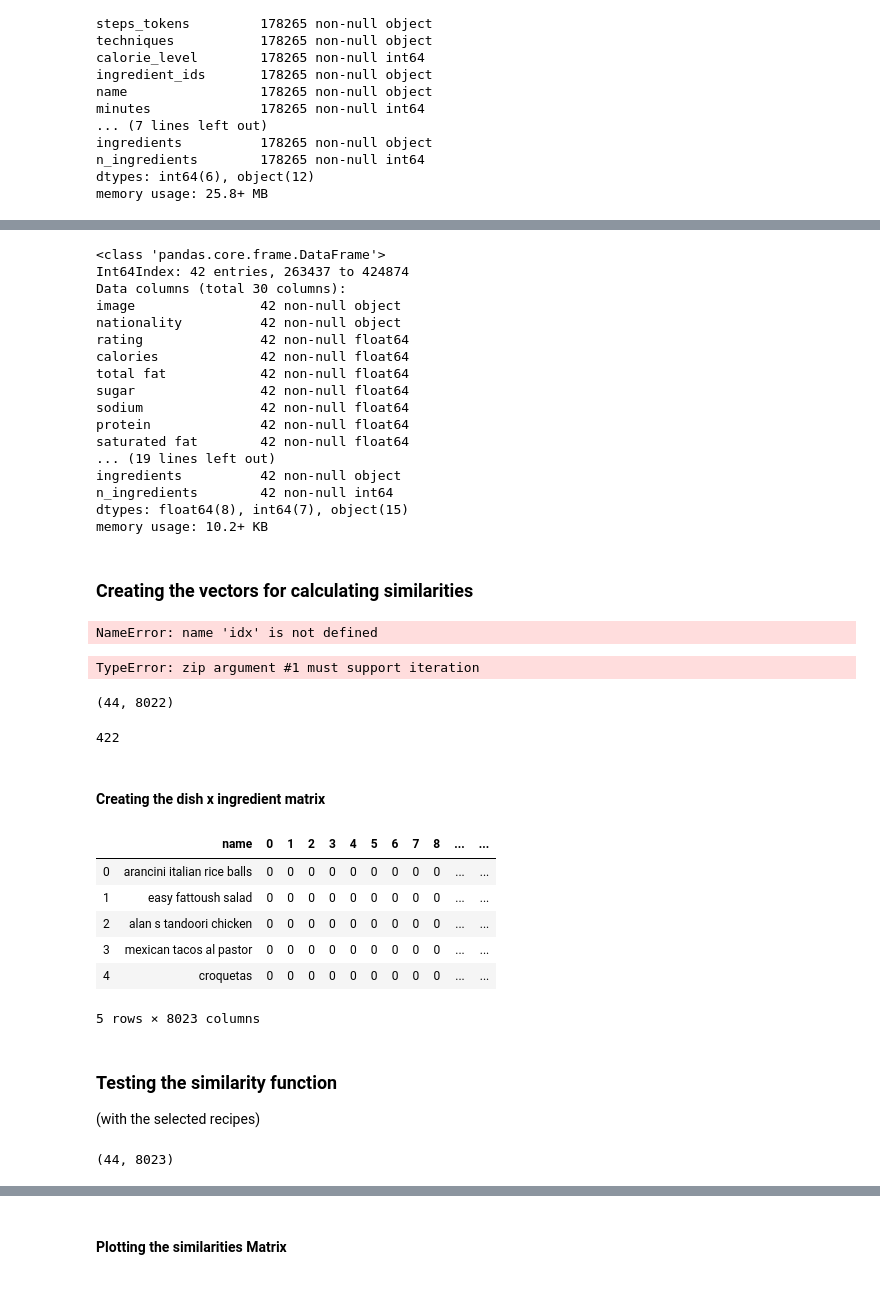
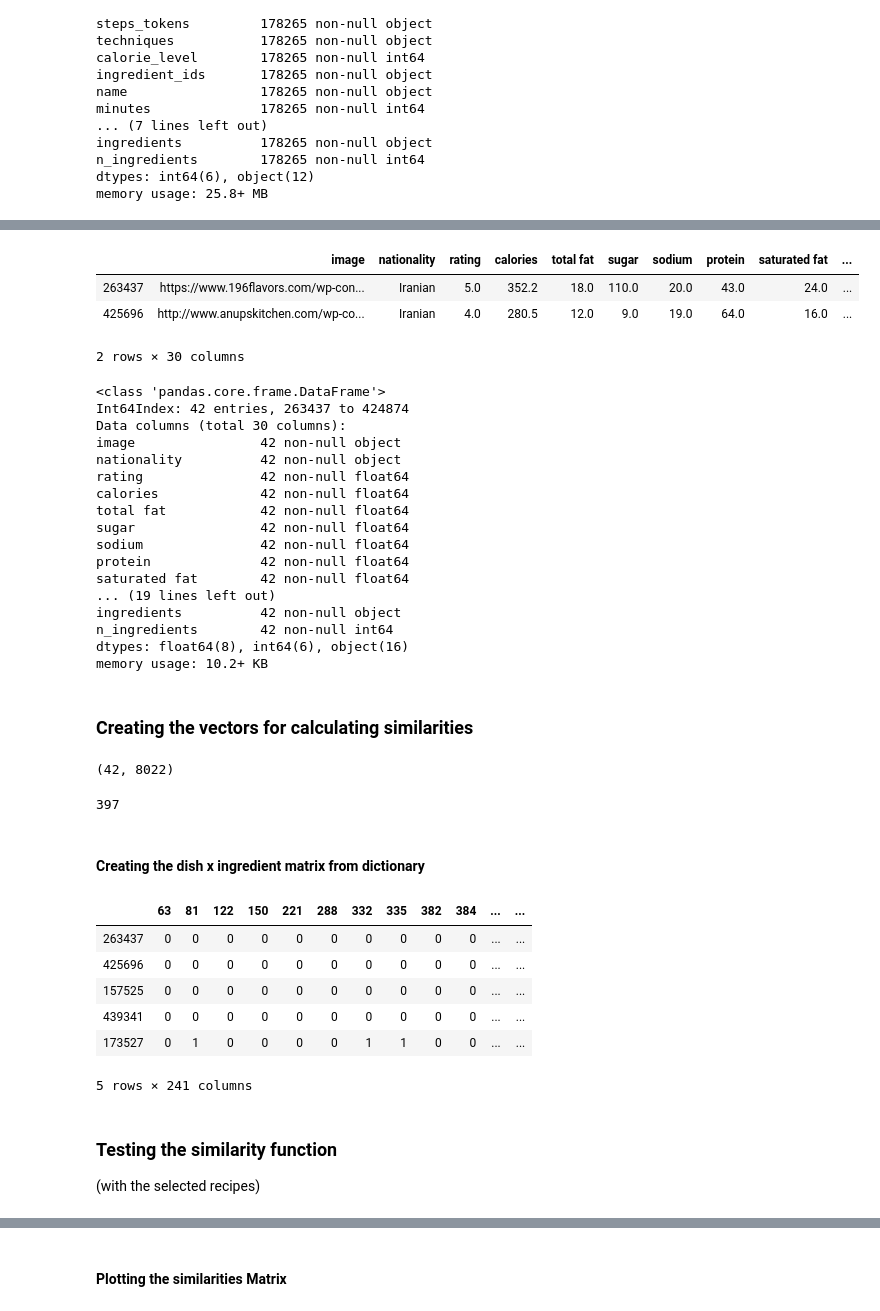
Before and after one commit to acdh-oeaw/theport2019_pier47_feedforward, a Jupyter notebook: recommendations.ipynb, the cells around one changed output, grey strips where cells are left out. Drawn from its saved outputs; the diff is of its cells as text; code cells hidden in the pictures.

```diff
--- a/recommendations.ipynb
+++ b/recommendations.ipynb
@@ -76,5 +76,5 @@ df_recipes['ingredient_ids'].iloc[0]
 # %%
 selected = pd.read_csv("./selected_recipes.csv")
 selected.set_index(["id_recipe"], drop=True, inplace=True)
-selected.drop(['Unnamed: 0'], axis=1, inplace=True)
+selected.drop(['Unnamed: 0', 'minutes', 'ingredients'], axis=1, inplace=True)
 # %%
@@ -90,5 +100,12 @@ selected.head()
 # %%
 selected = selected.merge(df_recipes, left_index=True, right_index=True)
+# %%
+selected.head(2)
+# %% [output]
+|  | image | nationality | rating | calories | total fat | sugar | sodium | protein | saturated fat | ... |
+| 263437 | https://www.196flavors.com/wp-con... | Iranian | 5.0 | 352.2 | 18.0 | 110.0 | 20.0 | 43.0 | 24.0 | ... |
+| 425696 | http://www.anupskitchen.com/wp-co... | Iranian | 4.0 | 280.5 | 12.0 | 9.0 | 19.0 | 64.0 | 16.0 | ... |
+2 rows × 30 columns
 # %%
 selected.info()
 # %% [output]
@@ -107,52 +124,48 @@ saturated fat        42 non-null float64
 ... (19 lines left out)
 ingredients          42 non-null object
 n_ingredients        42 non-null int64
-dtypes: float64(8), int64(7), object(15)
+dtypes: float64(8), int64(6), object(16)
 memory usage: 10.2+ KB
 # %% [markdown]
 ### Creating the vectors for calculating similarities
-# %%
-selected.loc[idx, "ingredient_ids"]
-# %% [output]
-NameError: name 'idx' is not defined
 # %%
 ingredients = {}
 for idx in selected.index:
     temp = dict(zip(selected.loc[idx, "ingredient_ids"],selected.loc[idx, "ingredients"]))
     ingredients.update(temp)
-# %% [output]
-TypeError: zip argument #1 must support iteration
 # %%
-ingredients_matrix = np.zeros((len(df_selected),max(ingredients)+1), dtype=np.int8, order='C')
+ingredients_matrix = np.zeros((len(selected),max(ingredients)+1), dtype=np.int8, order='C')
 # %%
 ingredients_matrix.shape
 # %% [output]
-(44, 8022)
+(42, 8022)
 # %%
-for idx in df_selected.index:
-    for ing in df_selected.loc[idx,"ingredient_ids"]:
+for idx, idx2 in enumerate(selected.index):
+    for ing in selected.loc[idx2,"ingredient_ids"]:
         ingredients_matrix[idx,ing] = 1
 # %%
 len(ingredients_matrix[ingredients_matrix > 0])
 # %% [output]
-422
+397
 # %% [markdown]
-#### Creating the dish x ingredient matrix
+#### Creating the dish x ingredient matrix from dictionary
 # %%
 df_ingredients = pd.DataFrame(data=ingredients_matrix,
-                              index=df_selected.name,
-                              #columns=ingredients.keys()
+                              index=selected.index,
+                              #columns=ingredients.values()
                               )
-df_ingredients.reset_index(inplace=True)
+#df_ingredients.reset_index(inplace=True)
+df_ingredients = df_ingredients.loc[:, (df_ingredients != 0).any(axis=0)]
+
 df_ingredients.head()
 # %% [output]
-|  | name | 0 | 1 | 2 | 3 | 4 | 5 | 6 | 7 | 8 | ... | ... |
-| 0 | arancini italian rice balls | 0 | 0 | 0 | 0 | 0 | 0 | 0 | 0 | 0 | ... | ... |
-| 1 | easy fattoush salad | 0 | 0 | 0 | 0 | 0 | 0 | 0 | 0 | 0 | ... | ... |
-| 2 | alan s tandoori chicken | 0 | 0 | 0 | 0 | 0 | 0 | 0 | 0 | 0 | ... | ... |
-| 3 | mexican tacos al pastor | 0 | 0 | 0 | 0 | 0 | 0 | 0 | 0 | 0 | ... | ... |
-| 4 | croquetas | 0 | 0 | 0 | 0 | 0 | 0 | 0 | 0 | 0 | ... | ... |
+|  | 63 | 81 | 122 | 150 | 221 | 288 | 332 | 335 | 382 | 384 | ... | ... |
+| 263437 | 0 | 0 | 0 | 0 | 0 | 0 | 0 | 0 | 0 | 0 | ... | ... |
+| 425696 | 0 | 0 | 0 | 0 | 0 | 0 | 0 | 0 | 0 | 0 | ... | ... |
+| 157525 | 0 | 0 | 0 | 0 | 0 | 0 | 0 | 0 | 0 | 0 | ... | ... |
+| 439341 | 0 | 0 | 0 | 0 | 0 | 0 | 0 | 0 | 0 | 0 | ... | ... |
+| 173527 | 0 | 1 | 0 | 0 | 0 | 0 | 1 | 1 | 0 | 0 | ... | ... |
-5 rows × 8023 columns
+5 rows × 241 columns
 # %% [markdown]
 ### Testing the similarity function
 (with the selected recipes)
@@ -161,4 +171,0 @@ ar_ingredients = df_ingredients.values
-# %%
-df_ingredients.shape
-# %% [output]
-(44, 8023)
```
Also changed, not shown: parts of 19 cells of this notebook.
